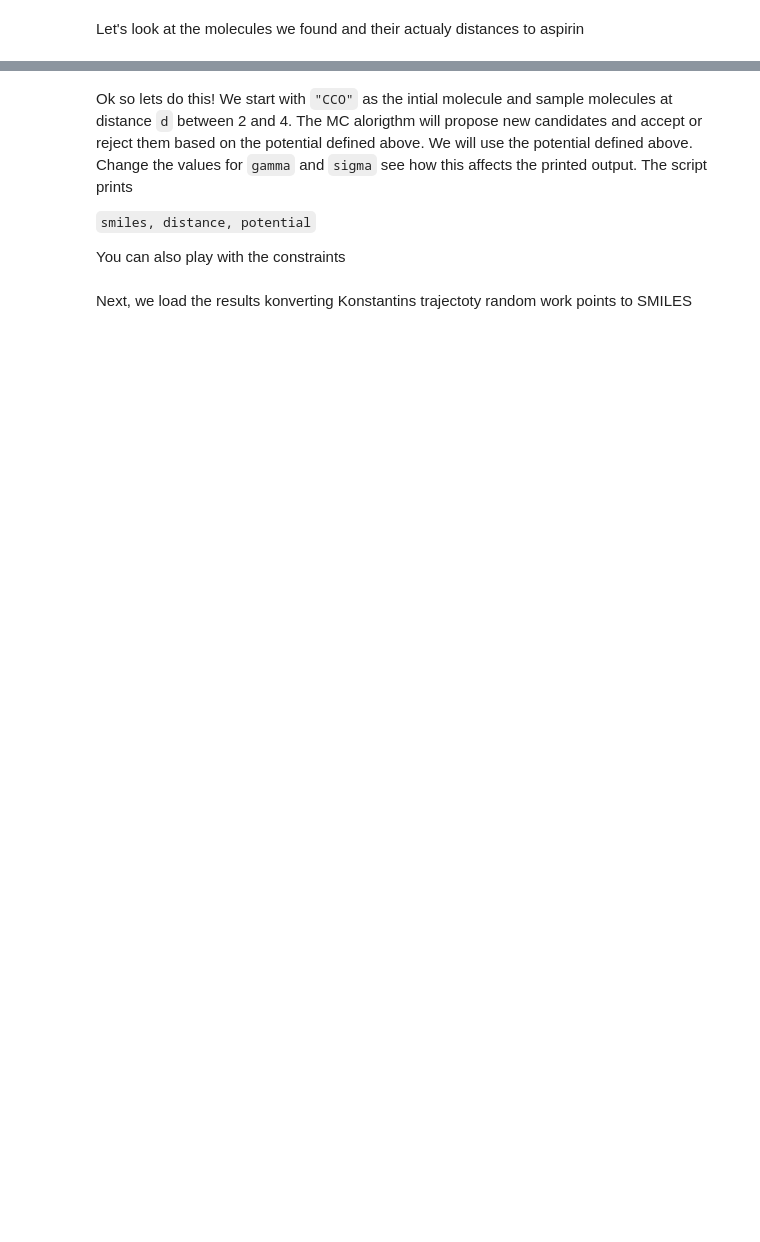
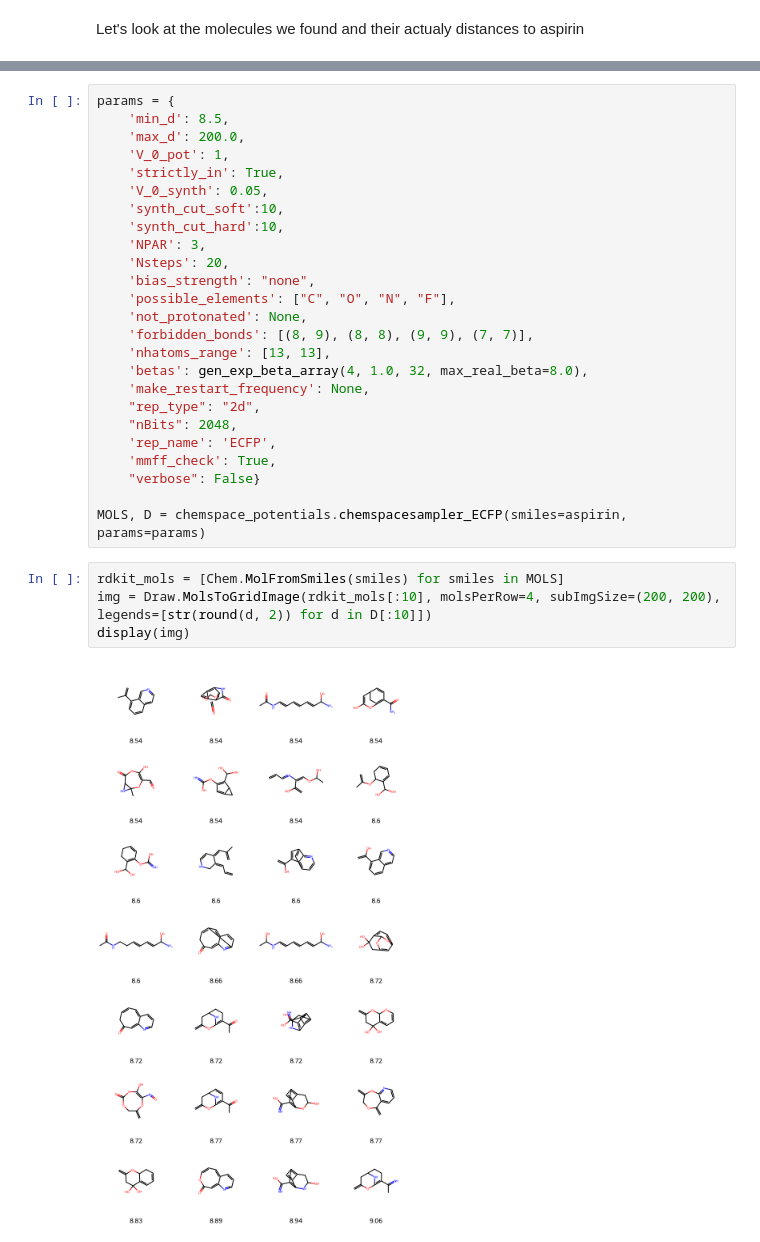
Before and after one commit to kvkarandashev/mosaics-dev, a Jupyter notebook: examples/05_chemspacesampler/tutorial/tutorial.ipynb, the cells around one changed output, grey strips where cells are left out. Saved outputs shown, nothing was run; the diff lists cells and outputs as text; blank space fills up the shorter version.

```diff
--- a/examples/05_chemspacesampler/tutorial/tutorial.ipynb
+++ b/examples/05_chemspacesampler/tutorial/tutorial.ipynb
@@ -173,11 +158,31 @@ Error:
-# %% [markdown]
-Ok so lets do this! We start with `"CCO"` as the intial molecule and sample molecules at distance `d` between 2 and 4.
-The MC alorigthm will propose new candidates and accept or reject them based on the potential defined above.
-We will use the potential defined above. Change the values for `gamma` and `sigma` see how this affects the printed output. The script prints
-
-
-`smiles, distance, potential`
-
-You can also play with the constraints
-# %% [markdown]
-Next, we load the results konverting Konstantins trajectoty random work points to SMILES
+# %%
+params = {
+    'min_d': 8.5,
+    'max_d': 200.0,
+    'V_0_pot': 1,
+    'strictly_in': True,
+    'V_0_synth': 0.05,
+    'synth_cut_soft':10,
+    'synth_cut_hard':10,
+    'NPAR': 3,
+    'Nsteps': 20,
+    'bias_strength': "none",
+    'possible_elements': ["C", "O", "N", "F"],
+    'not_protonated': None,
+    'forbidden_bonds': [(8, 9), (8, 8), (9, 9), (7, 7)],
+    'nhatoms_range': [13, 13],
+    'betas': gen_exp_beta_array(4, 1.0, 32, max_real_beta=8.0),
+    'make_restart_frequency': None,
+    "rep_type": "2d",
+    "nBits": 2048,
+    'rep_name': 'ECFP',
+    'mmff_check': True,
+    "verbose": False}
+
+MOLS, D = chemspace_potentials.chemspacesampler_ECFP(smiles=aspirin, params=params)
+# %%
+rdkit_mols = [Chem.MolFromSmiles(smiles) for smiles in MOLS]
+img = Draw.MolsToGridImage(rdkit_mols[:10], molsPerRow=4, subImgSize=(200, 200), legends=[str(round(d, 2)) for d in D[:10]])
+display(img)
+# %% [output]
+[figure, added]
```
Also changed, not shown: parts of 21 cells of this notebook.
